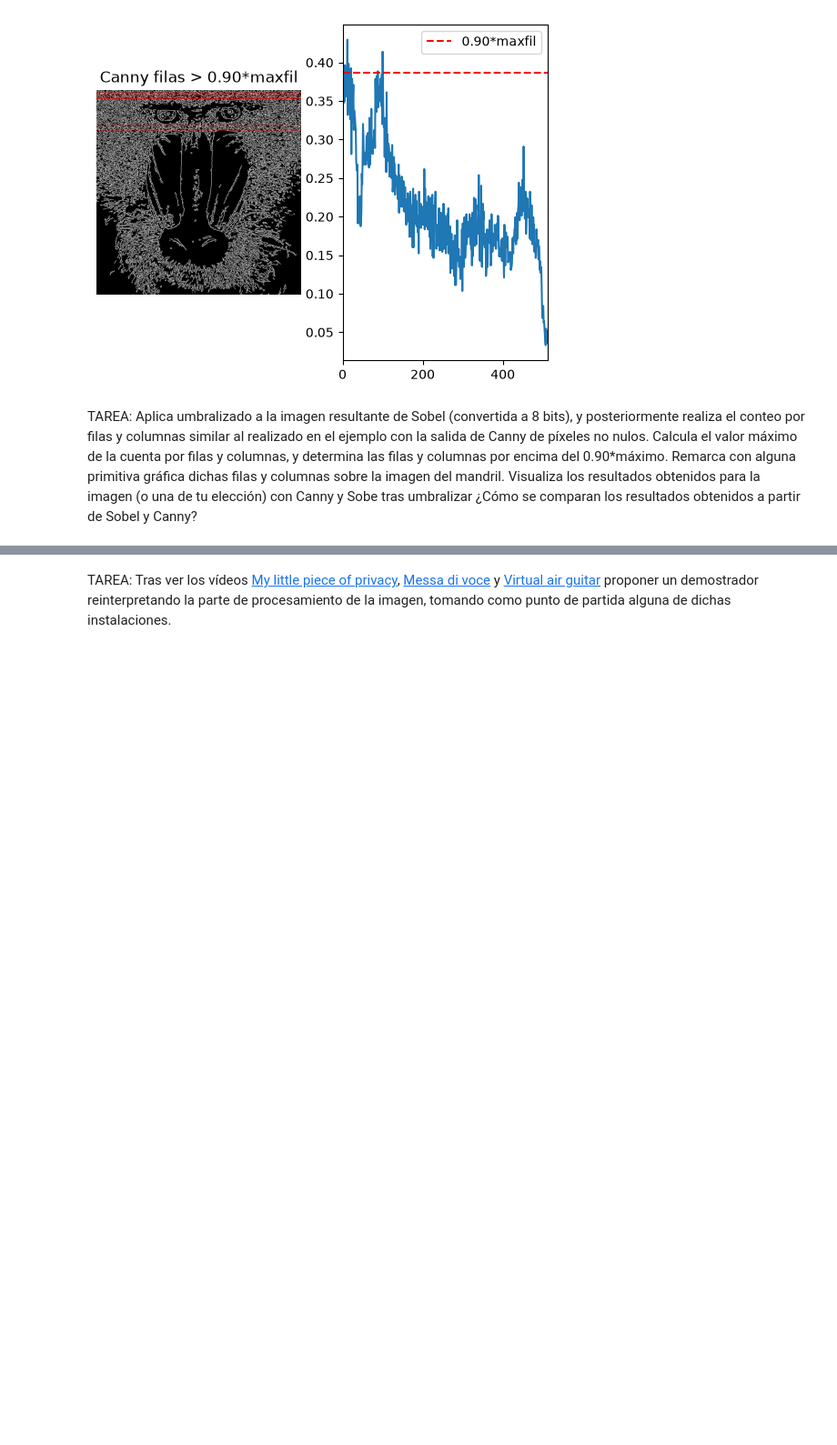
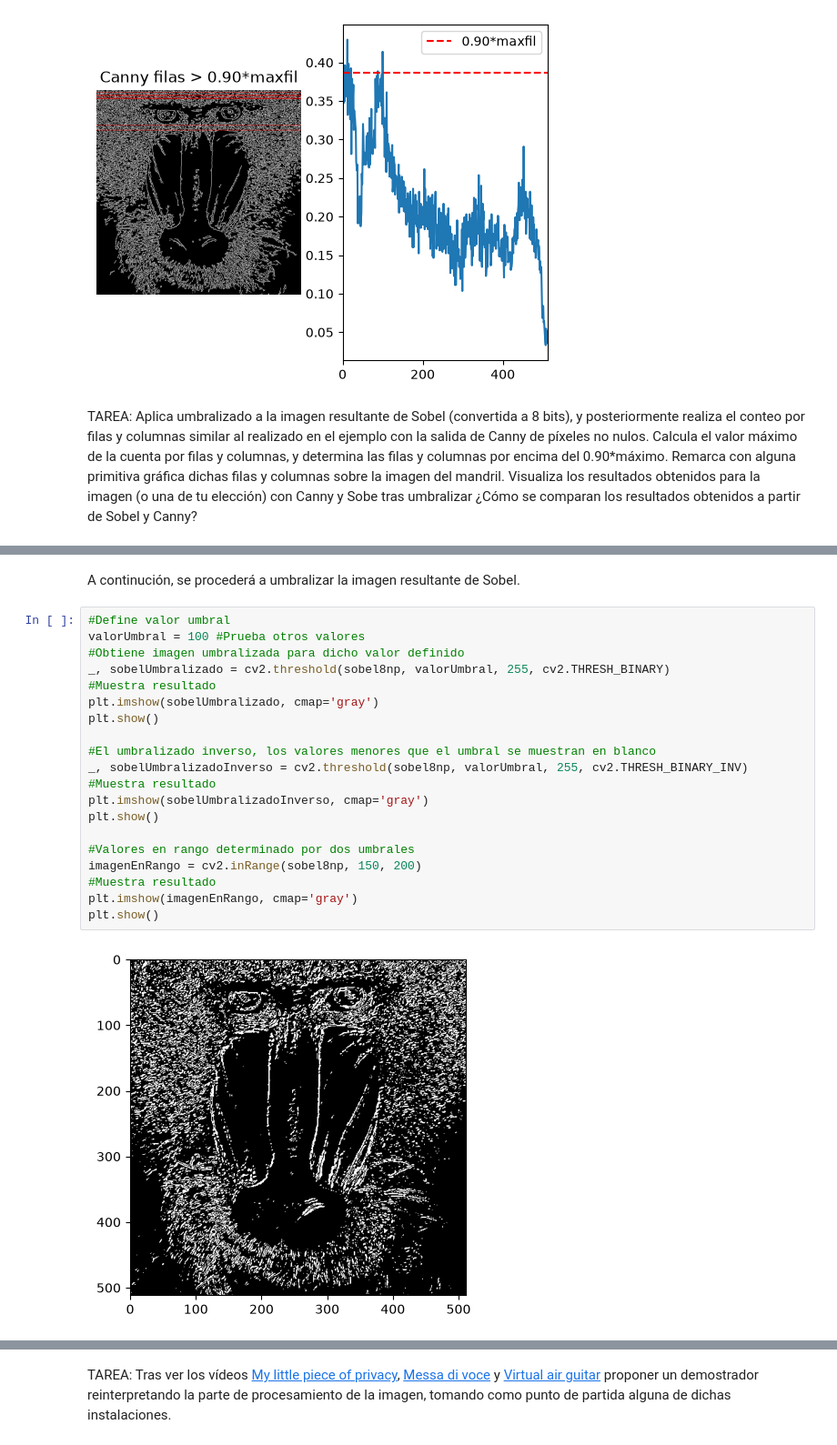
Before and after one commit to Neestoor13/Practicas_VC_2026-2027, a Jupyter notebook: P2/main.ipynb, the cells around one changed output, grey strips where cells are left out. Shown at 91% size. Drawn from its saved outputs; the diff is of its cells as text; blank space fills up the shorter version.

```diff
--- a/P2/main.ipynb
+++ b/P2/main.ipynb
@@ -83,0 +161,24 @@ TAREA: Aplica umbralizado a la imagen resultante de Sobel (convertida a 8 bits),
+# %% [markdown]
+A continución, se procederá a umbralizar la imagen resultante de Sobel.
+# %%
+#Define valor umbral
+valorUmbral = 100 #Prueba otros valores
+#Obtiene imagen umbralizada para dicho valor definido
+_, sobelUmbralizado = cv2.threshold(sobel8np, valorUmbral, 255, cv2.THRESH_BINARY)
+#Muestra resultado
+plt.imshow(sobelUmbralizado, cmap='gray')
+plt.show()
+
+#El umbralizado inverso, los valores menores que el umbral se muestran en blanco
+_, sobelUmbralizadoInverso = cv2.threshold(sobel8np, valorUmbral, 255, cv2.THRESH_BINARY_INV)
+#Muestra resultado
+plt.imshow(sobelUmbralizadoInverso, cmap='gray')
+plt.show()
+
+#Valores en rango determinado por dos umbrales
+imagenEnRango = cv2.inRange(sobel8np, 150, 200)
+#Muestra resultado
+plt.imshow(imagenEnRango, cmap='gray')
+plt.show()
+# %% [output]
+[figure, added]
```
Also changed, not shown: parts of 9 cells of this notebook.
